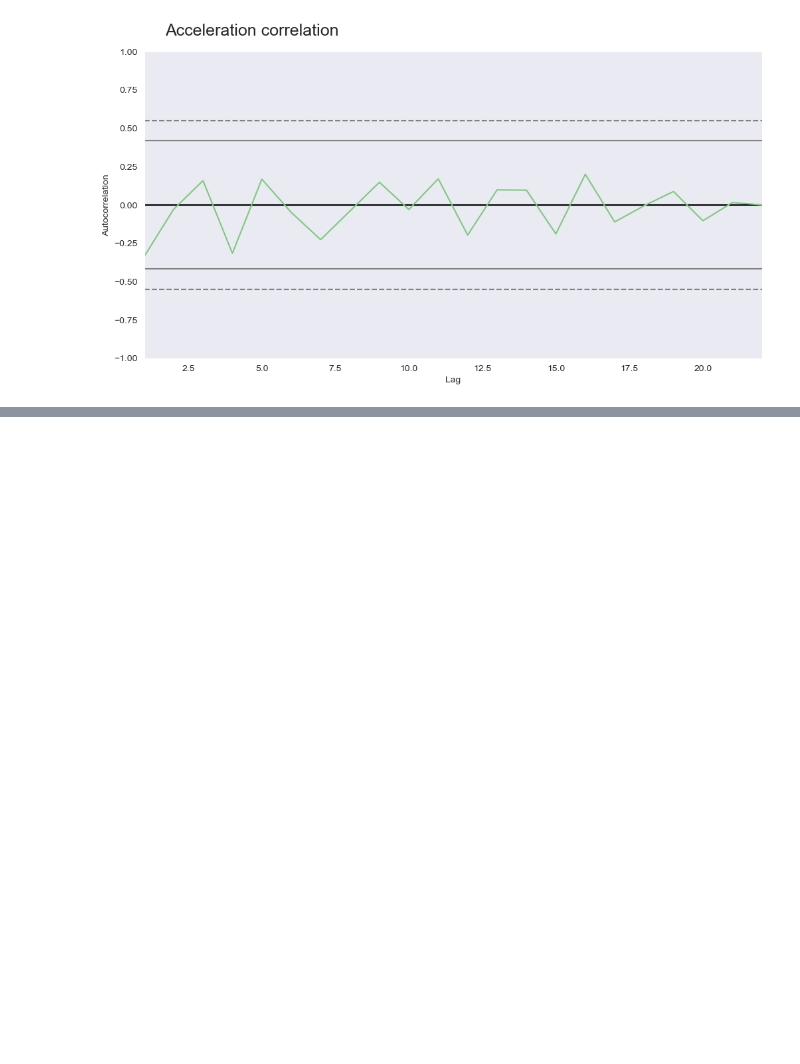
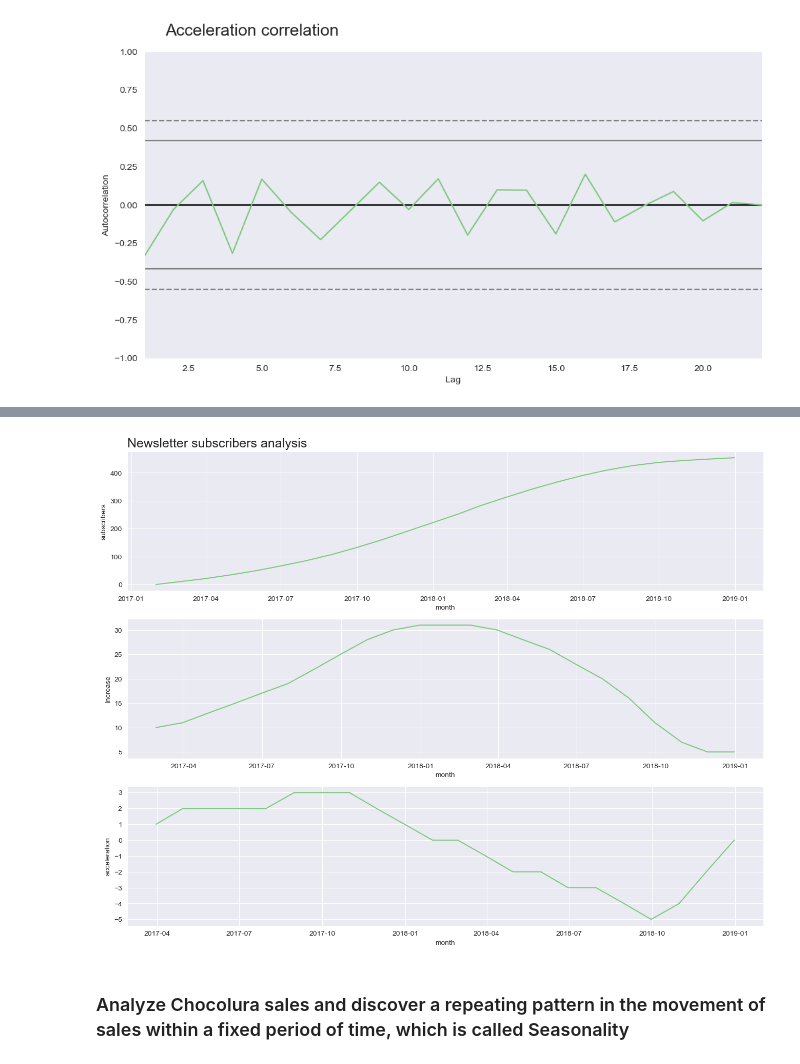
Before and after one commit to migueltosi/time-series-analysis, a Jupyter notebook: time_series_revision1.ipynb, the cells around one changed output, grey strips where cells are left out. Cells and saved outputs as stored; diff of their text form; code cells hidden in the pictures; blank space fills up the shorter version.

```diff
--- a/time_series_revision1.ipynb
+++ b/time_series_revision1.ipynb
@@ -157,0 +165,3 @@ ax = ax
+# %%
+subscribers = pd.read_csv('data/newsletter_alucar.csv')
+subscribers.head()
@@ -157,0 +175,3 @@ ax = ax
+# %%
+subscribers.columns = ['month', 'subscribers']
+subscribers.head()
@@ -157,0 +193,3 @@ ax = ax
+# %%
+subscribers['month'] = pd.to_datetime(subscribers['month'])
+subscribers.dtypes
@@ -157,0 +200,4 @@ ax = ax
+# %%
+subscribers['increase'] = subscribers['subscribers'].diff()
+subscribers['acceleration'] = subscribers['increase'].diff()
+subscribers.head()
@@ -157,0 +211,6 @@ ax = ax
+# %%
+plot_comparison('month', 'subscribers', 'increase', 'acceleration', subscribers, 'Newsletter subscribers analysis')
+# %% [output]
+[figure, added]
+# %% [markdown]
+### Analyze Chocolura sales and discover a repeating pattern in the movement of sales within a fixed period of time, which is called Seasonality
```
Also changed, not shown: parts of 50 cells of this notebook.
